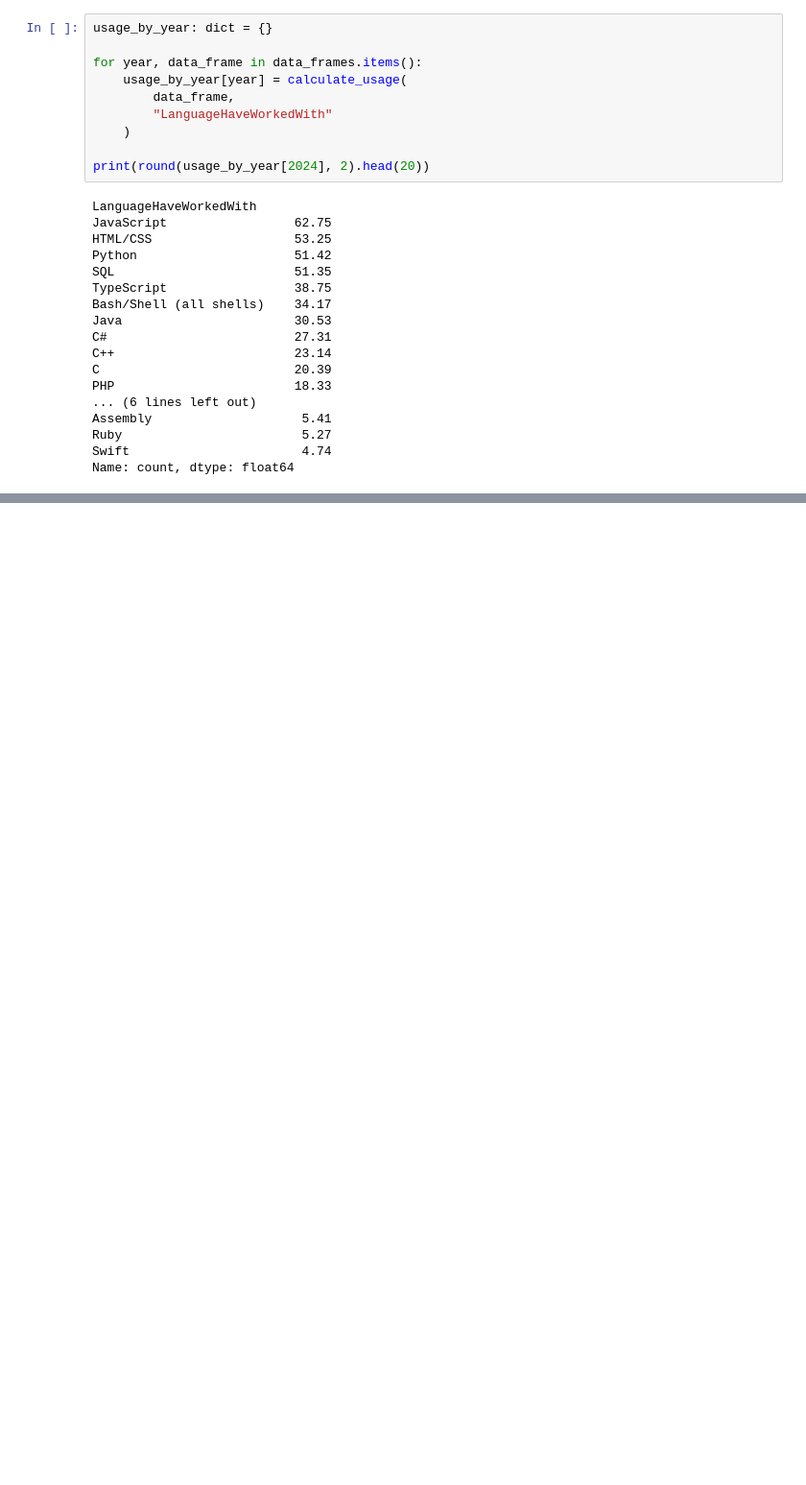
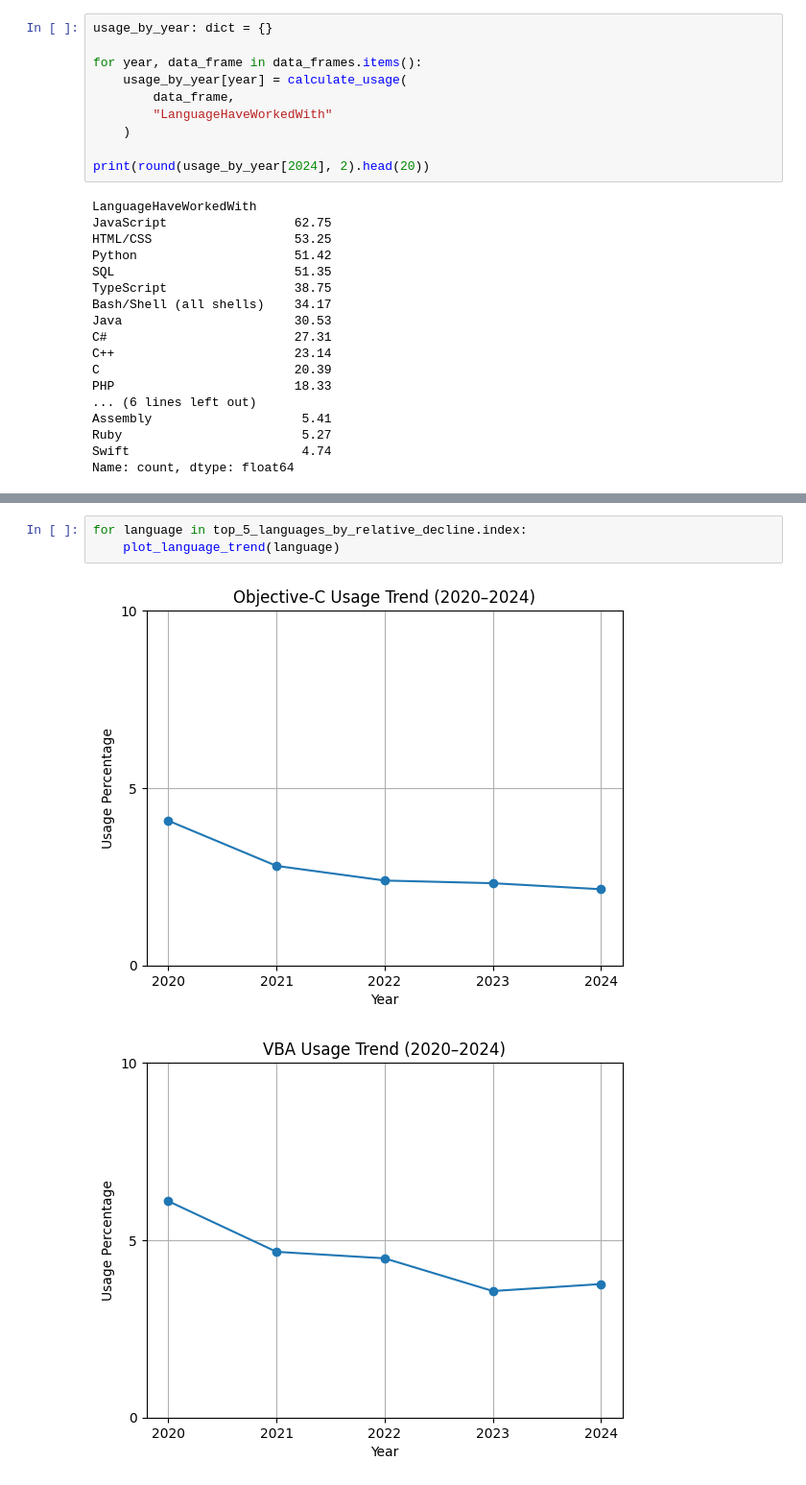
Before and after one commit to devinlin89/SO-language-trends-2020-2024, a Jupyter notebook: notebooks/analysis.ipynb, the cells around one changed output, grey strips where cells are left out. Shown at 96% size. Drawn from its saved outputs; the diff is of its cells as text; blank space fills up the shorter version.

```diff
--- a/notebooks/analysis.ipynb
+++ b/notebooks/analysis.ipynb
@@ -143,0 +210,6 @@ plt.show()
+# %%
+for language in top_5_languages_by_relative_decline.index:
+    plot_language_trend(language)
+# %% [output]
+[figure, added]
+[figure, added]
```
Also changed, not shown: parts of 17 cells of this notebook.
